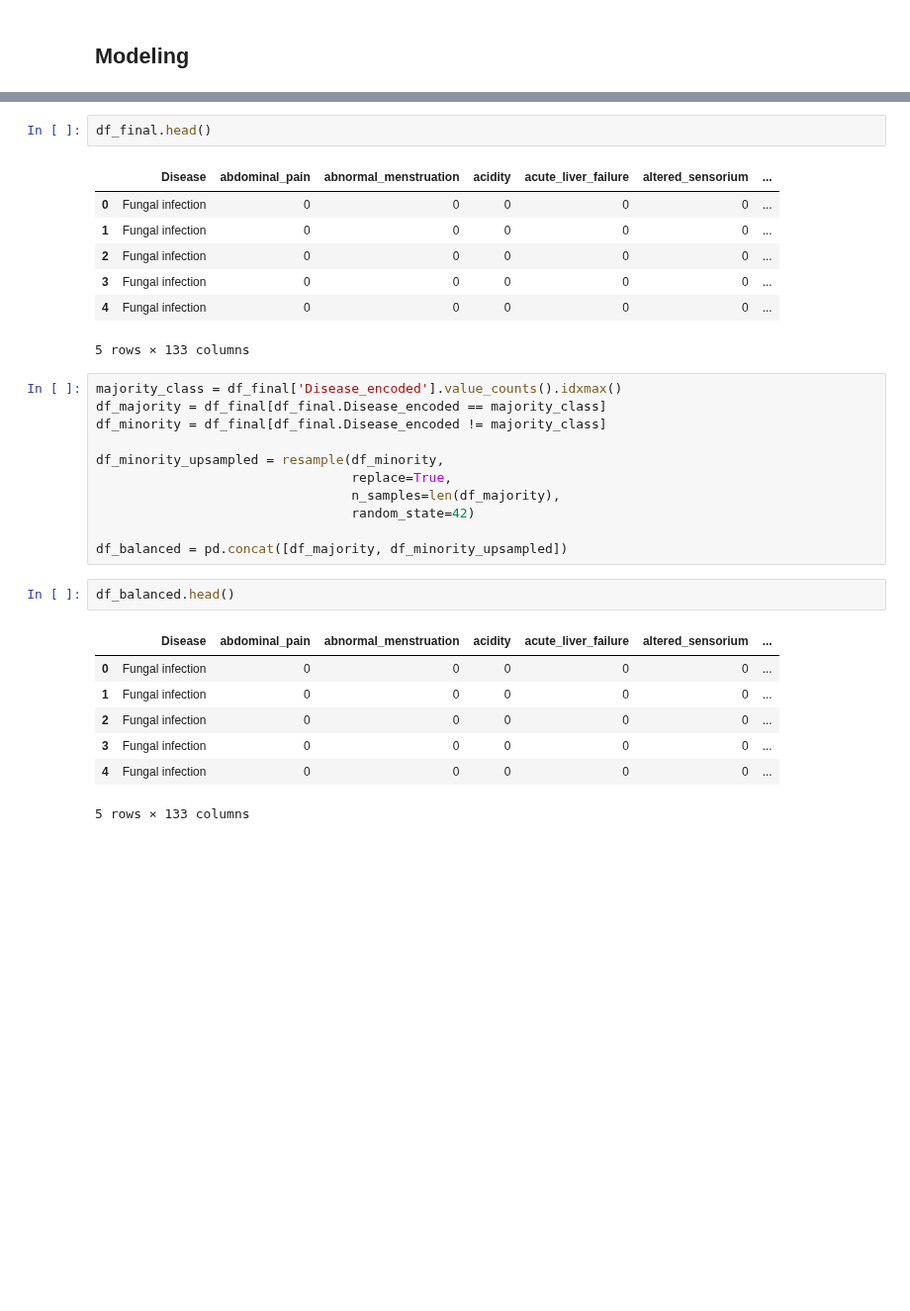
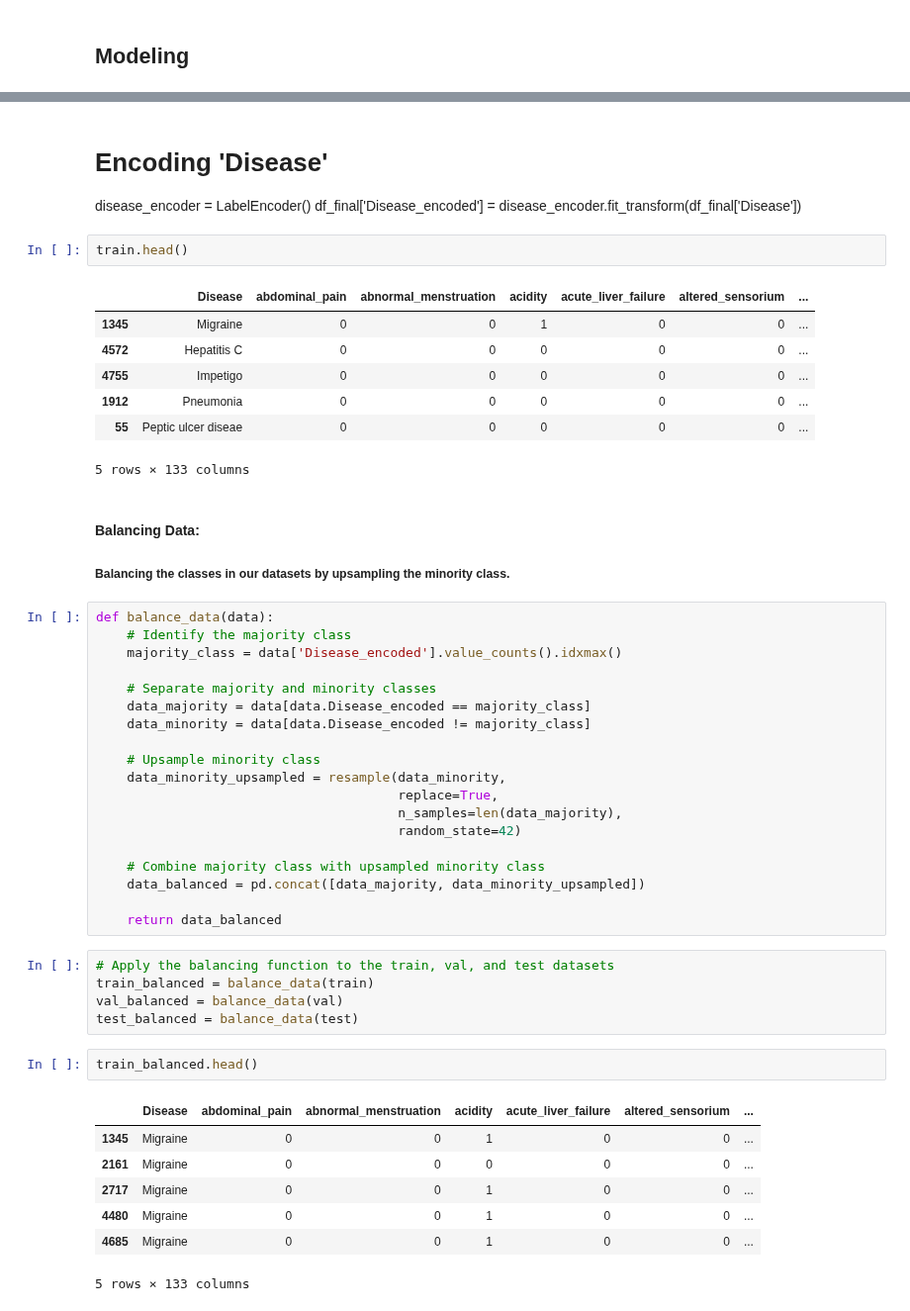
Before and after one commit to disease-outbreak/disease-outbreak, a Jupyter notebook: final_report_symptoms.ipynb, the cells around one changed output, grey strips where cells are left out. Shown at 99% size. Drawn from its saved outputs; the diff is of its cells as text; blank space fills up the shorter version.

```diff
--- a/final_report_symptoms.ipynb
+++ b/final_report_symptoms.ipynb
@@ -237,32 +282,53 @@ df_final['Disease_encoded'] = disease_encoder.fit_transform(df_final['Disease'])
+# %% [markdown]
+# Encoding 'Disease'
+disease_encoder = LabelEncoder()
+df_final['Disease_encoded'] = disease_encoder.fit_transform(df_final['Disease'])
 # %%
-df_final.head()
+train.head()
 # %% [output]
 |  | Disease | abdominal_pain | abnormal_menstruation | acidity | acute_liver_failure | altered_sensorium | ... |
-| 0 | Fungal infection | 0 | 0 | 0 | 0 | 0 | ... |
-| 1 | Fungal infection | 0 | 0 | 0 | 0 | 0 | ... |
-| 2 | Fungal infection | 0 | 0 | 0 | 0 | 0 | ... |
-| 3 | Fungal infection | 0 | 0 | 0 | 0 | 0 | ... |
-| 4 | Fungal infection | 0 | 0 | 0 | 0 | 0 | ... |
+| 1345 | Migraine | 0 | 0 | 1 | 0 | 0 | ... |
+| 4572 | Hepatitis C | 0 | 0 | 0 | 0 | 0 | ... |
+| 4755 | Impetigo | 0 | 0 | 0 | 0 | 0 | ... |
+| 1912 | Pneumonia | 0 | 0 | 0 | 0 | 0 | ... |
+| 55 | Peptic ulcer diseae | 0 | 0 | 0 | 0 | 0 | ... |
 5 rows × 133 columns
-# %%
-majority_class = df_final['Disease_encoded'].value_counts().idxmax()
-df_majority = df_final[df_final.Disease_encoded == majority_class]
-df_minority = df_final[df_final.Disease_encoded != majority_class]
-
-df_minority_upsampled = resample(df_minority,
-                                 replace=True,
-                                 n_samples=len(df_majority),
-                                 random_state=42)
-
-df_balanced = pd.concat([df_majority, df_minority_upsampled])
+# %% [markdown]
+#### Balancing Data:
+
+##### Balancing the classes in our datasets by upsampling the minority class.
+# %%
+def balance_data(data):
+    # Identify the majority class
+    majority_class = data['Disease_encoded'].value_counts().idxmax()
+
+    # Separate majority and minority classes
+    data_majority = data[data.Disease_encoded == majority_class]
+    data_minority = data[data.Disease_encoded != majority_class]
+
+    # Upsample minority class
+    data_minority_upsampled = resample(data_minority,
+                                       replace=True,
+                                       n_samples=len(data_majority),
+                                       random_state=42)
+
+    # Combine majority class with upsampled minority class
+    data_balanced = pd.concat([data_majority, data_minority_upsampled])
+
+    return data_balanced
+# %%
+# Apply the balancing function to the train, val, and test datasets
+train_balanced = balance_data(train)
+val_balanced = balance_data(val)
+test_balanced = balance_data(test)
 # %%
-df_balanced.head()
+train_balanced.head()
 # %% [output]
 |  | Disease | abdominal_pain | abnormal_menstruation | acidity | acute_liver_failure | altered_sensorium | ... |
-| 0 | Fungal infection | 0 | 0 | 0 | 0 | 0 | ... |
-| 1 | Fungal infection | 0 | 0 | 0 | 0 | 0 | ... |
-| 2 | Fungal infection | 0 | 0 | 0 | 0 | 0 | ... |
-| 3 | Fungal infection | 0 | 0 | 0 | 0 | 0 | ... |
-| 4 | Fungal infection | 0 | 0 | 0 | 0 | 0 | ... |
+| 1345 | Migraine | 0 | 0 | 1 | 0 | 0 | ... |
+| 2161 | Migraine | 0 | 0 | 0 | 0 | 0 | ... |
+| 2717 | Migraine | 0 | 0 | 1 | 0 | 0 | ... |
+| 4480 | Migraine | 0 | 0 | 1 | 0 | 0 | ... |
+| 4685 | Migraine | 0 | 0 | 1 | 0 | 0 | ... |
 5 rows × 133 columns
 # %% [markdown]
```
Also changed, not shown: parts of 59 cells of this notebook.
